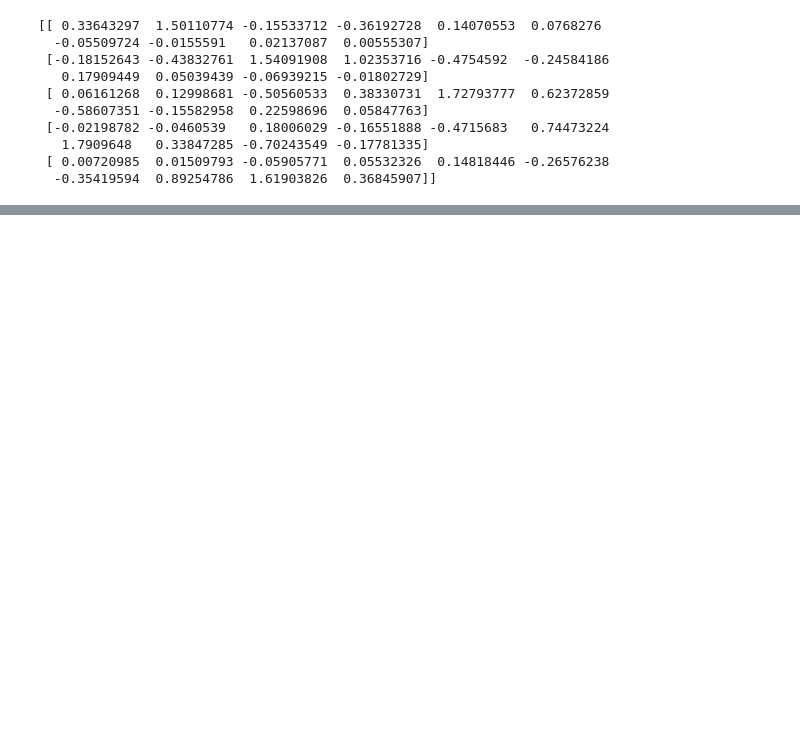
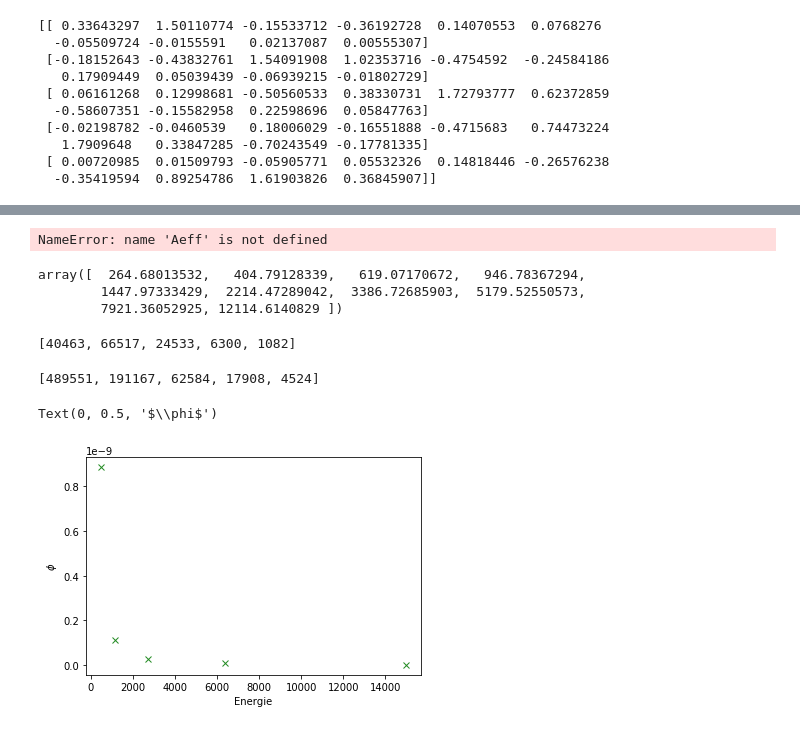
Before and after one commit to Ninilini/FP_Teilchen, a Jupyter notebook: FACT/plots/data_reading.ipynb, the cells around one changed output, grey strips where cells are left out. Drawn from its saved outputs; the diff is of its cells as text; code cells hidden in the pictures; blank space fills up the shorter version.

```diff
--- a/FACT/plots/data_reading.ipynb
+++ b/FACT/plots/data_reading.ipynb
@@ -243,7 +243,9 @@ print(fent)
 
 0
 # %%
-FlussNSVD = fNSVD / (Aeff)
+#FlussNSVD = fNSVD / (Aeff)
+# %% [output]
+NameError: name 'Aeff' is not defined
 # %%
 #f, bins = np.histogram(gammas_sel['corsika_event_header_total_energy'], bins=yedge)
 #b, bins = np.histogram(bkg['gamma_energy_prediction'], bins=xedge)
@@ -259,0 +267,9 @@ FlussNSVD = fNSVD / (Aeff)
+# %%
+#Breite des Energie-bins
+#-> aus 2D-Diagramm (ich finde es komisch, dass es yedge ist, aber die Binanzahl passt zu der x-Achse...)
+Delta_E = np.diff(yedge)
+Delta_E
+# %% [output]
+array([  264.68013532,   404.79128339,   619.07170672,   946.78367294,
+        1447.97333429,  2214.47289042,  3386.72685903,  5179.52550573,
+        7921.36052925, 12114.6140829 ])
@@ -259,0 +279,59 @@ FlussNSVD = fNSVD / (Aeff)
+# %%
+#N_sel (Die selektierten Simulationsdaten?)
+#(Zählen, wie viele Ereignisse im jeweiligen Energiebereich vorhanden)
+N_sel = [0]*len(f_naiv)
+for i in gammas_sel['gamma_energy_prediction']:
+    if (i > yedge[0] and i < yedge[1]):
+        N_sel[0] += 1
+    elif (i > yedge[1] and i < yedge[2]):
+        N_sel[1] += 1
+    elif (i > yedge[2] and i < yedge[3]):
+        N_sel[2] += 1
+    elif (i > yedge[3] and i < yedge[4]):
+        N_sel[3] += 1
+    elif (i > yedge[4] and i < yedge[5]):
+        N_sel[4] += 1
+N_sel
+# %% [output]
+[40463, 66517, 24533, 6300, 1082]
+# %%
+#N_simuliert (Zählen, wie viele Ereignisse im jeweiligen Energiebereich vorhanden)
+N_sim = [0]*len(f_naiv)
+for i in gammas['gamma_energy_prediction']:
+    if (i > yedge[0] and i < yedge[1]):
+        N_sim[0] += 1
+    elif (i > yedge[1] and i < yedge[2]):
+        N_sim[1] += 1
+    elif (i > yedge[2] and i < yedge[3]):
+        N_sim[2] += 1
+    elif (i > yedge[3] and i < yedge[4]):
+        N_sim[3] += 1
+    elif (i > yedge[4] and i < yedge[5]):
+        N_sim[4] += 1
+N_sim
+# %% [output]
+[489551, 191167, 62584, 17908, 4524]
+# %%
+#Berechnung A_eff
+A_eff = []
+i = 0
+while i < len(N_sel):
+    A_eff.append(A*N_sel[i]/N_sim[i])
+    i = i+1
+# %%
+f_naiv = inv.dot(ev)
+#f_likeli = ...
+# %%
+#Berechnung des Flusswertes
+i = 0
+phi_naiv = []
+while i < len(f_naiv):
+    phi_naiv.append(fluss(f_naiv[i], A_eff[i], Delta_E[i], t_obs))
+    i=i+1
+# %%
+plt.plot(yedge[:-1], phi_naiv, linestyle = '', marker ='x', color = 'forestgreen')
+plt.xlabel(r'Energie')
+plt.ylabel(r'$\phi$')
+# %% [output]
+Text(0, 0.5, '$\\phi$')
+[figure, added]
```
Also changed, not shown: parts of 9 cells of this notebook, 7 other files.
